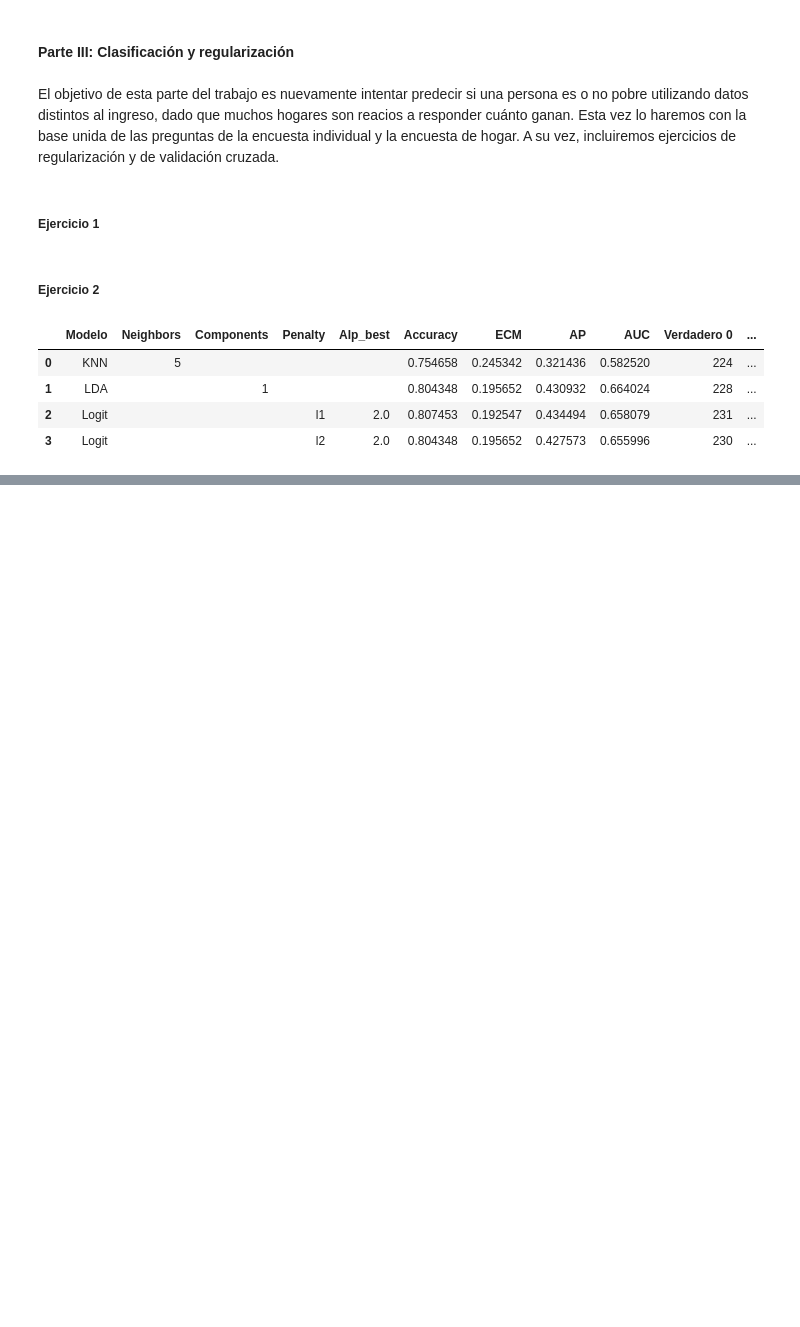
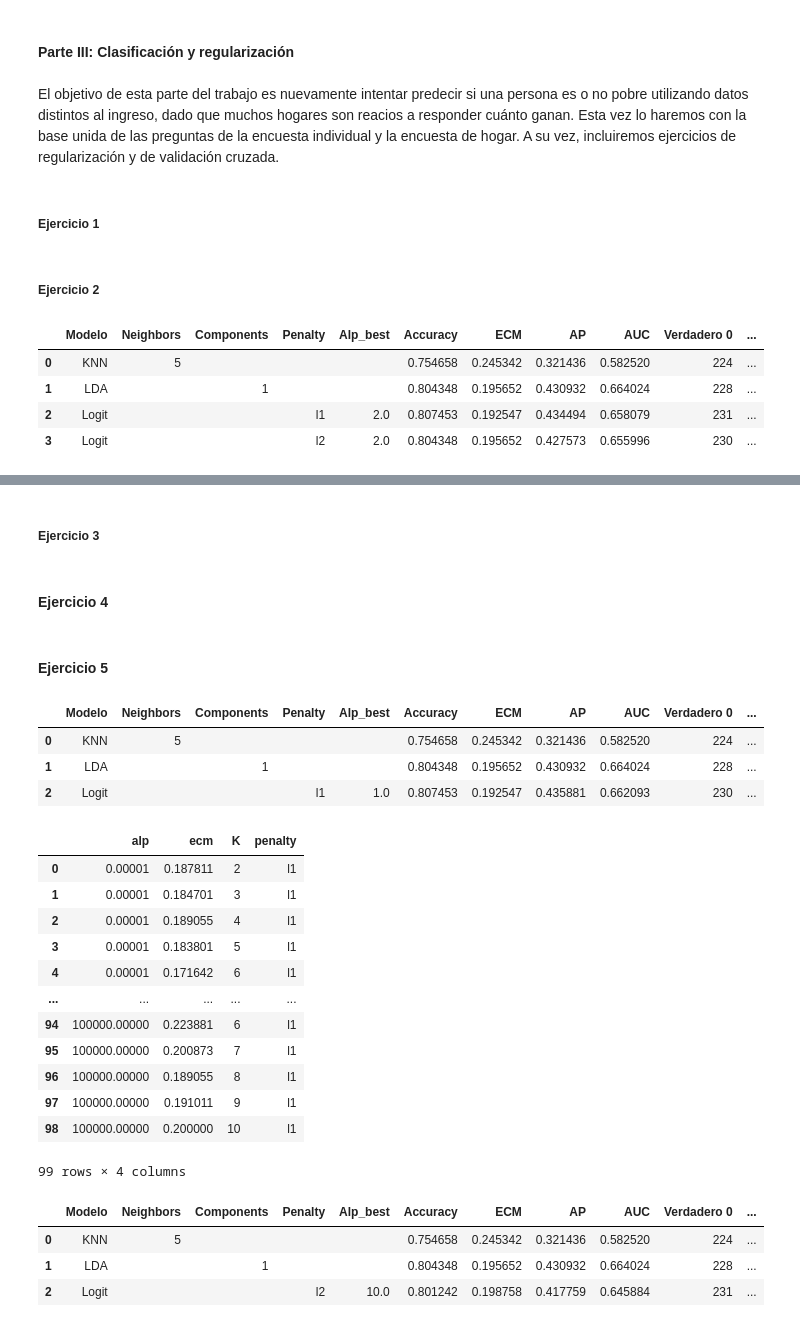
Before and after one commit to JuanDBarnes/BigData, a Jupyter notebook: TP3/Code/TP3_Barnes_Legaspe_Martin.ipynb, the cells around one changed output, grey strips where cells are left out. Saved outputs shown, nothing was run; the diff lists cells and outputs as text; code cells hidden in the pictures; blank space fills up the shorter version.

```diff
--- a/TP3/Code/TP3_Barnes_Legaspe_Martin.ipynb
+++ b/TP3/Code/TP3_Barnes_Legaspe_Martin.ipynb
@@ -474,0 +483,6 @@ lasso_2[0]
+# %% [markdown]
+##### Ejercicio 3
+# %% [markdown]
+#### Ejercicio 4
+# %% [markdown]
+#### Ejercicio 5
@@ -474,0 +495,26 @@ lasso_2[0]
+# %%
+# Tabla en la posición 1 del objeto reg_lasso, correspondiéndose con la tabla de métricas obtenida con la función evalua_multiples_metodos.
+reg_lasso[0]
+# %% [output]
+|  | Modelo | Neighbors | Components | Penalty | Alp_best | Accuracy | ECM | AP | AUC | Verdadero 0 | ... |
+| 0 | KNN | 5 |  |  |  | 0.754658 | 0.245342 | 0.321436 | 0.582520 | 224 | ... |
+| 1 | LDA |  | 1 |  |  | 0.804348 | 0.195652 | 0.430932 | 0.664024 | 228 | ... |
+| 2 | Logit |  |  | l1 | 1.0 | 0.807453 | 0.192547 | 0.435881 | 0.662093 | 230 | ... |
+# %%
+# Tabla con los distintos valores de lambda y sus respectivos ECM promedio, mostrando que los valores más pequeños parecen ser los mejores si buscamos minimizar el ECM.
+
+reg_lasso[1]
+# %% [output]
+|  | alp | ecm | K | penalty |
+| 0 | 0.00001 | 0.187811 | 2 | l1 |
+| 1 | 0.00001 | 0.184701 | 3 | l1 |
+| 2 | 0.00001 | 0.189055 | 4 | l1 |
+| 3 | 0.00001 | 0.183801 | 5 | l1 |
+| 4 | 0.00001 | 0.171642 | 6 | l1 |
+| ... | ... | ... | ... | ... |
+| 94 | 100000.00000 | 0.223881 | 6 | l1 |
+| 95 | 100000.00000 | 0.200873 | 7 | l1 |
+| 96 | 100000.00000 | 0.189055 | 8 | l1 |
+| 97 | 100000.00000 | 0.191011 | 9 | l1 |
+| 98 | 100000.00000 | 0.200000 | 10 | l1 |
+99 rows × 4 columns
@@ -474,0 +525,7 @@ lasso_2[0]
+# %%
+reg_ridge[0]
+# %% [output]
+|  | Modelo | Neighbors | Components | Penalty | Alp_best | Accuracy | ECM | AP | AUC | Verdadero 0 | ... |
+| 0 | KNN | 5 |  |  |  | 0.754658 | 0.245342 | 0.321436 | 0.582520 | 224 | ... |
+| 1 | LDA |  | 1 |  |  | 0.804348 | 0.195652 | 0.430932 | 0.664024 | 228 | ... |
+| 2 | Logit |  |  | l2 | 10.0 | 0.801242 | 0.198758 | 0.417759 | 0.645884 | 231 | ... |
```
Also changed, not shown: parts of 15 cells of this notebook.
